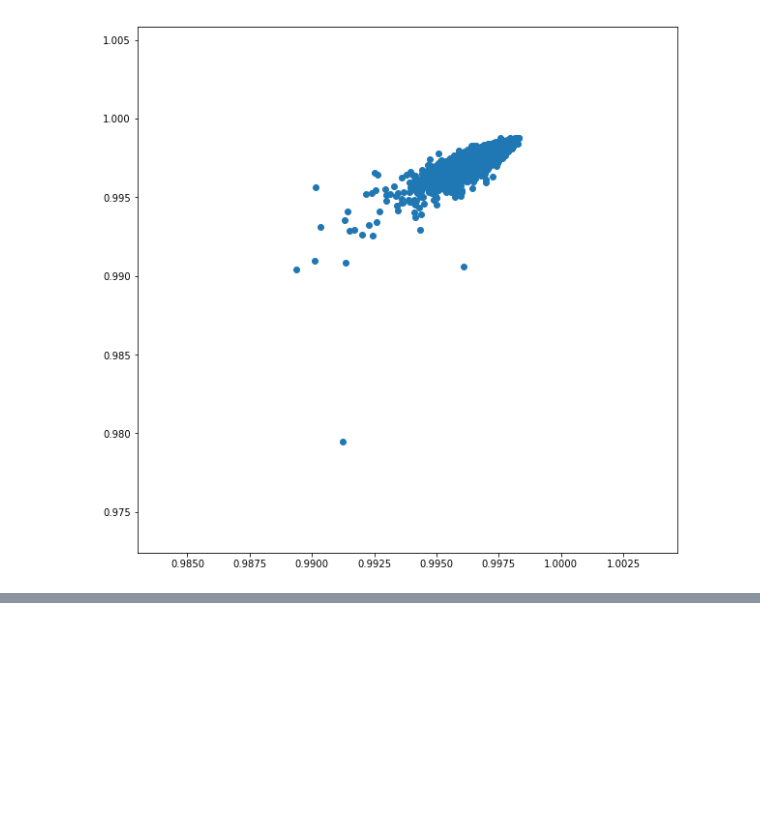
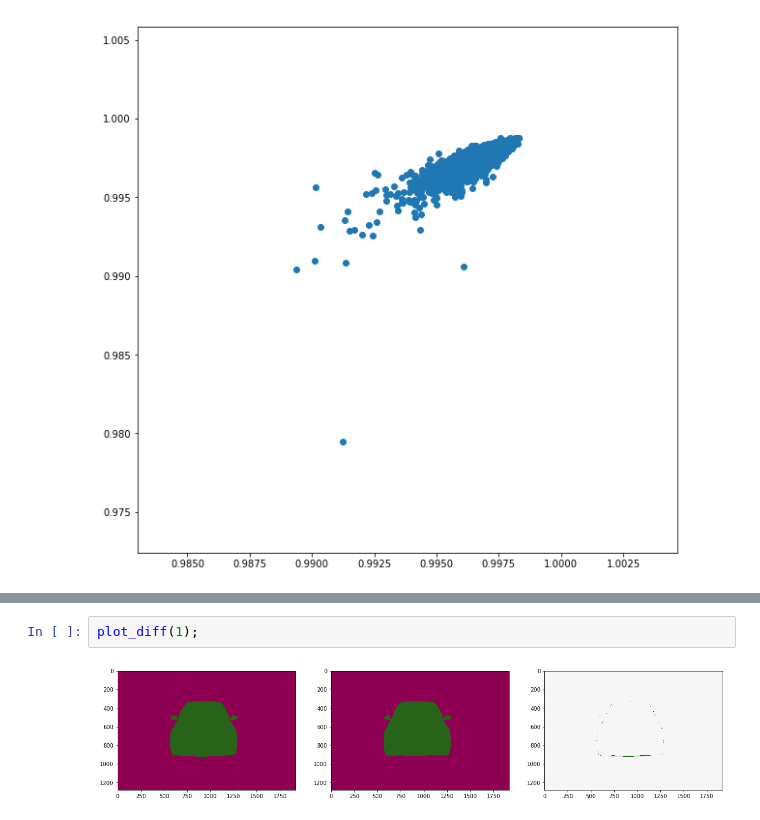
Before and after one commit to sainathadapa/kaggle-carvana-image-masking-challenge, a Jupyter notebook: 10-model-preds-viz.ipynb, the cells around one changed output, grey strips where cells are left out. Drawn from its saved outputs; the diff is of its cells as text; blank space fills up the shorter version.

```diff
--- a/10-model-preds-viz.ipynb
+++ b/10-model-preds-viz.ipynb
@@ -283,0 +452,4 @@ ToDo
+# %%
+plot_diff(1);
+# %% [output]
+[figure, added]
```
Also changed, not shown: parts of 56 cells of this notebook.
